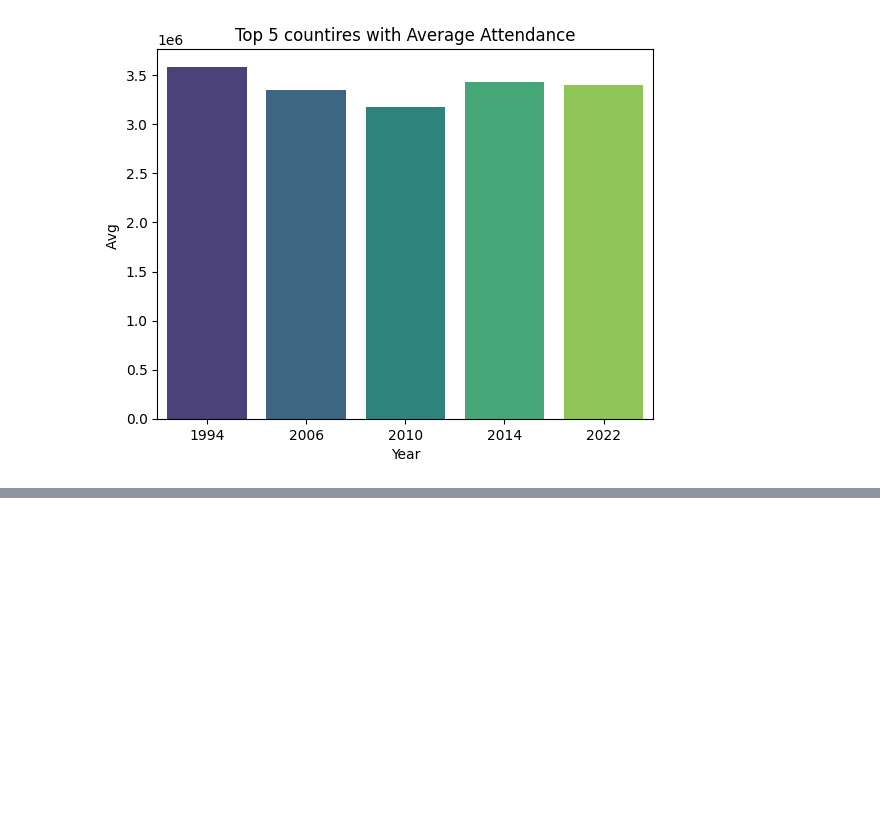
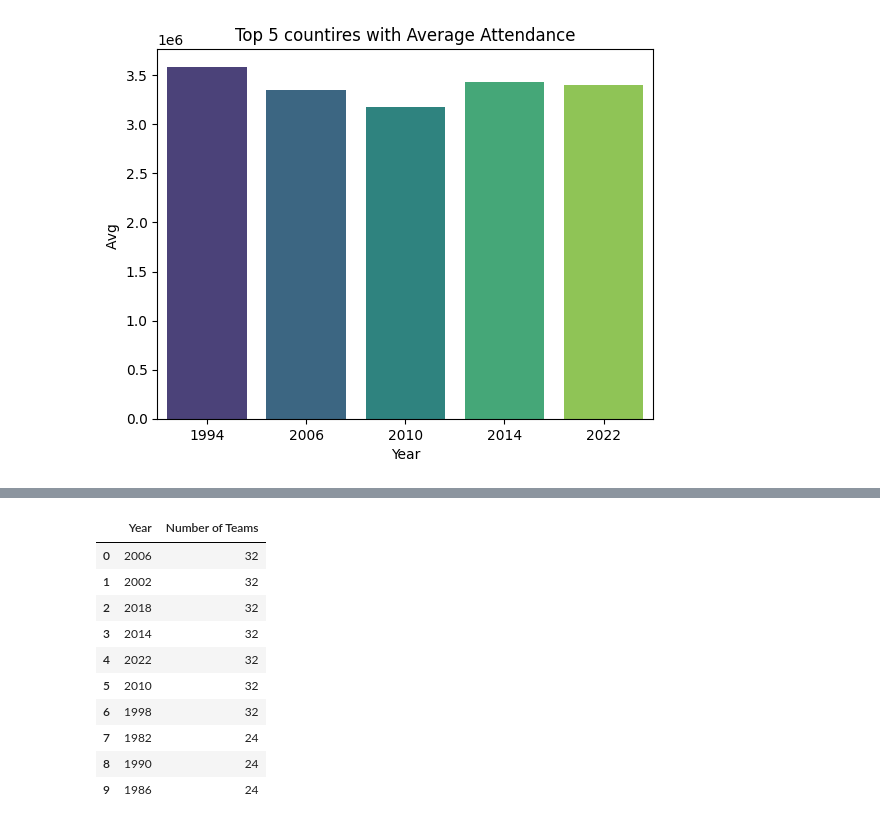
Before and after one commit to ShlokGadhave/l-Football-Analytics-Match-Performance-Goal-Scoring-Insights, a Jupyter notebook: World_Cups.ipynb, the cells around one changed output, grey strips where cells are left out. Saved outputs shown, nothing was run; the diff lists cells and outputs as text; code cells hidden in the pictures; blank space fills up the shorter version.

```diff
--- a/World_Cups.ipynb
+++ b/World_Cups.ipynb
@@ -189,0 +209,16 @@ Text(0, 0.5, 'Avg ')
+# %%
+# World Cup had the highest number of participating teams
+highest_number_participating_teams=df.groupby('Year')['Teams'].max().sort_values(ascending=False).reset_index(name='Number of Teams')
+highest_number_participating_teams.head(10)
+# %% [output]
+|  | Year | Number of Teams |
+| 0 | 2006 | 32 |
+| 1 | 2002 | 32 |
+| 2 | 2018 | 32 |
+| 3 | 2014 | 32 |
+| 4 | 2022 | 32 |
+| 5 | 2010 | 32 |
+| 6 | 1998 | 32 |
+| 7 | 1982 | 24 |
+| 8 | 1990 | 24 |
+| 9 | 1986 | 24 |
```
Also changed, not shown: parts of 6 cells of this notebook.
